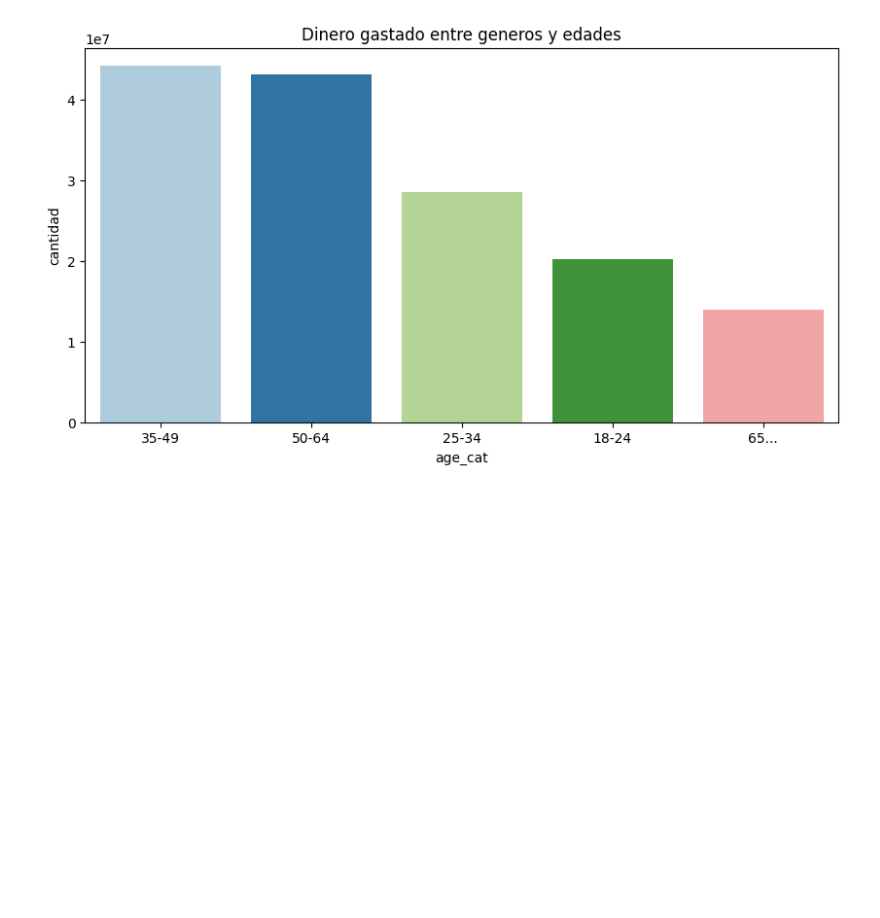
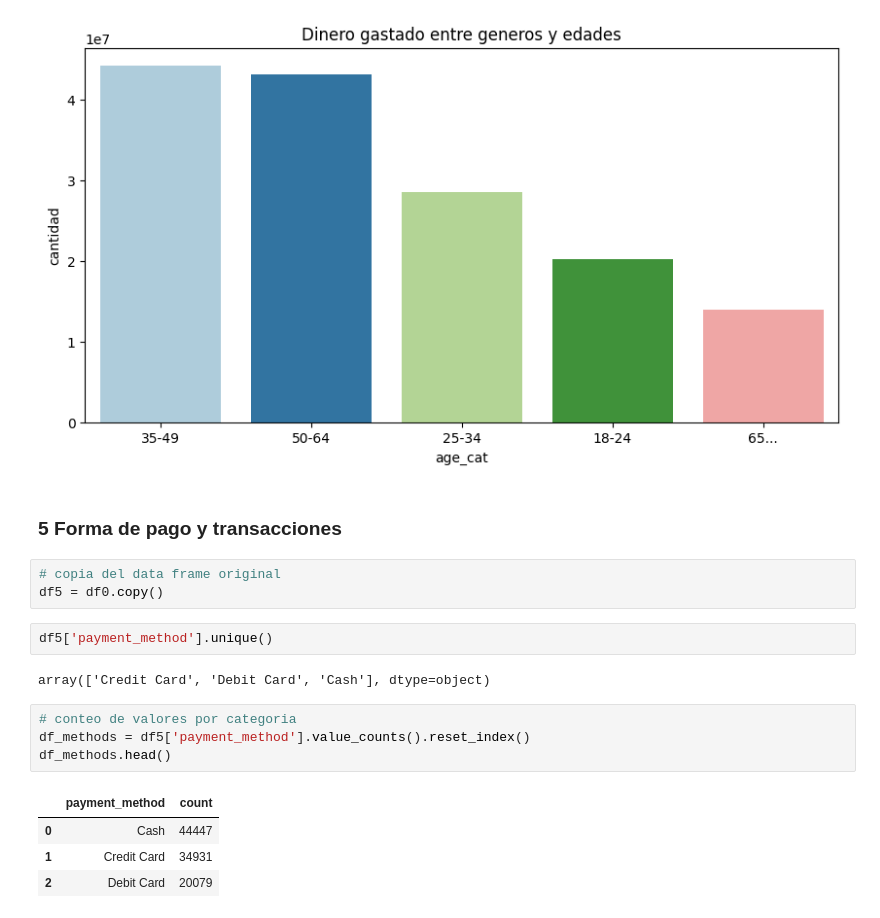
Before and after one commit to sleepmagnus/retail_analysis, a Jupyter notebook: retail.ipynb, the cells around one changed output. Saved outputs shown, nothing was run; the diff lists cells and outputs as text; blank space fills up the shorter version.

```diff
--- a/retail.ipynb
+++ b/retail.ipynb
@@ -309,3 +309,21 @@ Passing `palette` without assigning `hue` is deprecated and will be removed in v
   sns.barplot(data=df_age_gender_total_f, x='age_cat', y='cantidad', palette='Paired').set(title='Dinero gastado entre generos y edades')
 [Text(0.5, 1.0, 'Dinero gastado entre generos y edades')]
 [figure]
+# %% [markdown]
+### 5 Forma de pago y transacciones
+# %%
+# copia del data frame original
+df5 = df0.copy()
+# %%
+df5['payment_method'].unique()
+# %% [output]
+array(['Credit Card', 'Debit Card', 'Cash'], dtype=object)
+# %%
+# conteo de valores por categoria
+df_methods = df5['payment_method'].value_counts().reset_index()
+df_methods.head()
+# %% [output]
+|  | payment_method | count |
+| 0 | Cash | 44447 |
+| 1 | Credit Card | 34931 |
+| 2 | Debit Card | 20079 |
```
